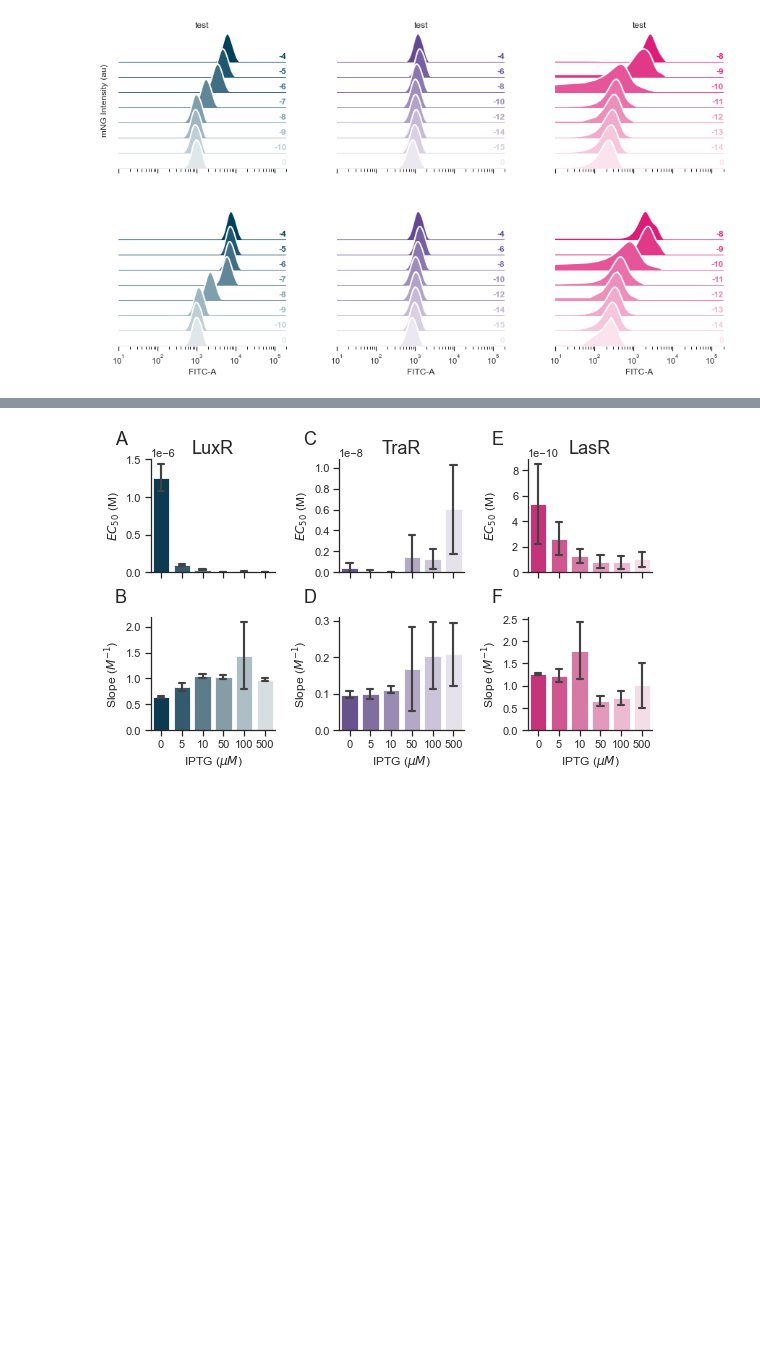
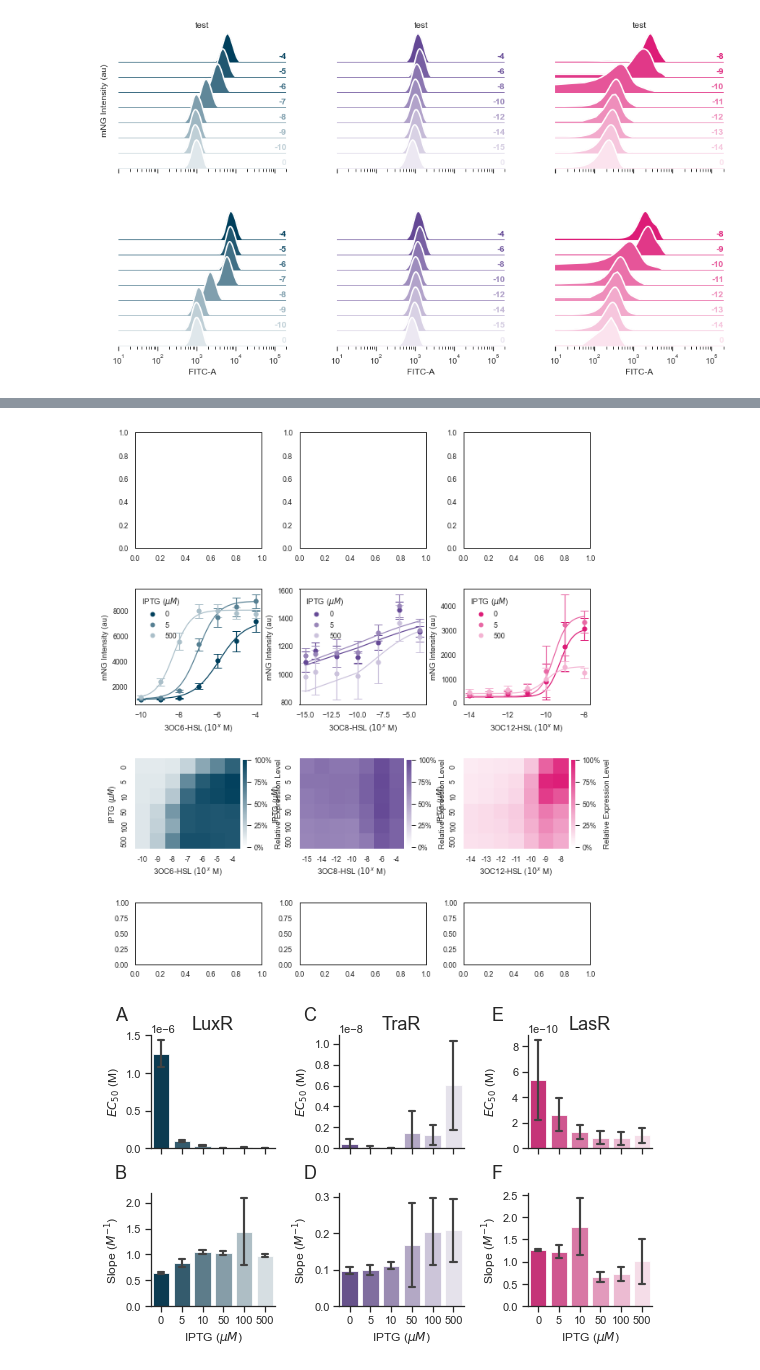
Before and after one commit to Jsakkos/cyano-sync, a Jupyter notebook: notebooks/Characterization.ipynb, the cells around one changed output, grey strips where cells are left out. Drawn from its saved outputs; the diff is of its cells as text; code cells hidden in the pictures; blank space fills up the shorter version.

```diff
--- a/notebooks/Characterization.ipynb
+++ b/notebooks/Characterization.ipynb
@@ -566,3 +588,35 @@ fig.savefig('../Figures/SE Characterization.pdf',bbox_inches='tight')
+# %%
+fig = plt.figure(figsize=(10,12))
+widths = [1,1,1]
+heights = [.75, .75, .75,.4]
+gs0 = gridspec.GridSpec(4, 3, figure=fig,wspace=.3,hspace=.4,width_ratios=widths,
+                          height_ratios=heights)
+sns.set_context('paper')
+sns.set_style('white')
+spines = ["top","right","left","bottom"]
+
+# Initialize plot axes
+axes = gs0.subplots()
+
+# Diagrams
+
+""" axs = axes.ravel()
+families = ['LuxR','LasR','TraR']
+for i,family in enumerate(families):
+    img = io.imread(f'QS Families_{family}.png')
+    axs[i].imshow(img)
+    axs[i].axis('off') """
+# # Heatmaps
+sns.set_style('white')
+make_heatmap(mfi,'LuxR',axes[2, 0],cmap=Lux_cmap_r,cbar_kws=dict(pad=0.02,shrink=.75))
+make_heatmap(mfi,'TraR',axes[2, 1],cmap= Tra_cmap_r,cbar_kws=dict(pad=0.02,shrink=.75))
+make_heatmap(mfi,'LasR',axes[2, 2],cmap=Las_cmap_r,cbar_kws=dict(pad=0.02,shrink=.75))
+# # Hill plots
+plot_hill(mfi,[0,5,500],'LuxR',fits,Lux_cmap,ax=axes[1, 0])
+plot_hill(mfi,[0,5,500],'TraR',fits,Tra_cmap,ax=axes[1, 1])
+plot_hill(mfi,[0,5,500],'LasR',fits,Las_cmap,ax=axes[1, 2])
+# %% [output]
+[figure, added]
 # %%
 # Figure S1
 def plot_hill_params(mfi,Family,fits,axes,**kwargs):
```
Also changed, not shown: parts of 6 cells of this notebook, 22 other files.
